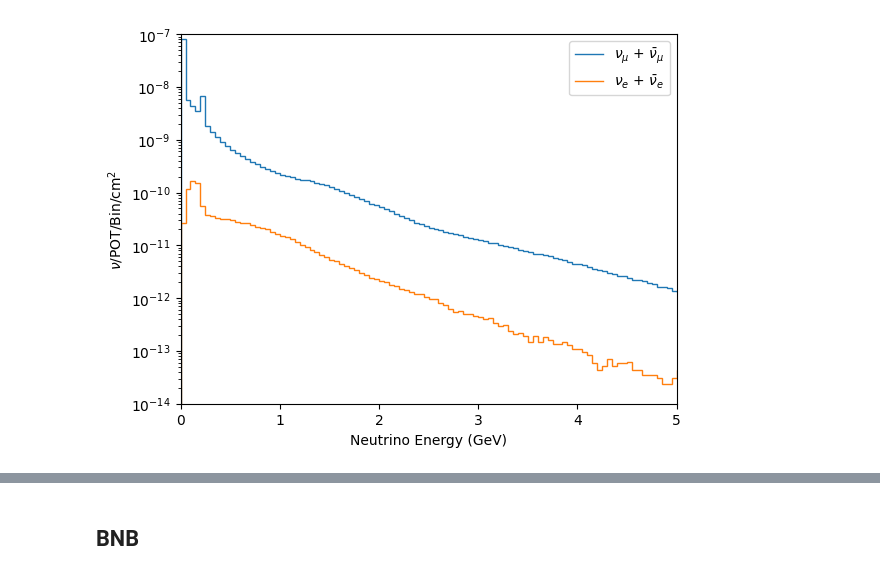
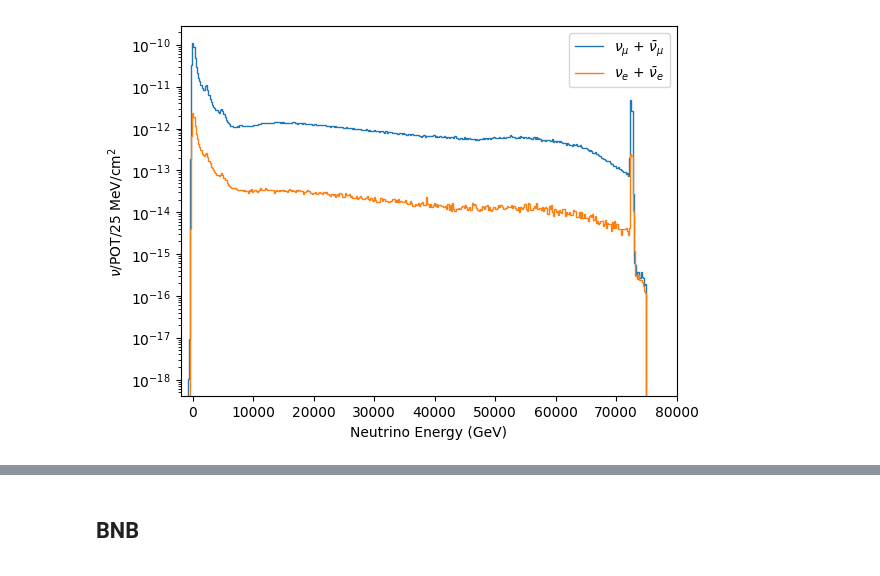
Before and after one commit to JoeBateman/uboone_epem_trident, a Jupyter notebook: cross_sections/rates_and_pot.ipynb, the cells around one changed output, grey strips where cells are left out. Saved outputs shown, nothing was run; the diff lists cells and outputs as text; code cells hidden in the pictures.

Commit message:
Tools for comparing and validating flux files

```diff
--- a/cross_sections/rates_and_pot.ipynb
+++ b/cross_sections/rates_and_pot.ipynb
@@ -13,54 +44,13 @@ import uproot
 # %%
-
-# From /pnfs/uboone/persistent/uboonebeam/bnb_gsimple/bnb_gsimple_fluxes_01.09.2019_463_hist/readme.txt:
-#
-#       To normalize to nu/POT/bin/cm2 apply the scale factor:
-#       scale_factor=1/(4997.*5e8)/(256.35*233.);
-
-beam = 'NuMI'
-
-barn = 1e-28 # m2
-fbarn = 1e-15*barn # m2
-fbarn = fbarn * 1e4 # cm2
-
+beam = 'NuMI_FHC'
 nu_flavour = 'numu' # PDG code for nu_mu
 
-#
+flux_sf = 1#1/0.025 # per bin -> per 25 MeV
 
-# if beam == 'BNB':
-#     flux_file = uproot.open('/exp/uboone/app/users/jbateman/workdir/DarkNews/Trident/data/flux/bnb/MCC9_FluxHist_volTPCActive_w2D_hists.root')
+plot_z = True
 
-# elif beam == 'NuMI':
-#     flux_file = uproot.open('/exp/uboone/app/users/jbateman/workdir/DarkNews/Trident/data/flux/numi/MCC9_FluxHist_volTPCActive_w2D_hists.root')
-# else:
-#     raise ValueError('Invalid beam specified')
-bnb_flux_dict = {}
-numi_flux_dict = {}
-
-for beam in ['BNB', 'NuMI']:
-    if beam == 'BNB':
-        flux_file = uproot.open('/exp/uboone/app/users/jbateman/workdir/DarkNews/Trident/data/flux/bnb/MCC9_FluxHist_volTPCActive_w2D_hists.root')
-
-    elif beam == 'NuMI':
-        flux_file = uproot.open('/exp/uboone/app/users/jbateman/workdir/DarkNews/Trident/data/flux/numi/MCC9_FluxHist_volTPCActive_w2D_hists.root')
-    else:
-        print('Invalid beam specified')
-        continue
-
-    flux_dict = {}
-    for flavour in ['nue', 'numu', 'nuebar', 'numubar']:
-        hist = flux_file[f'hE{flavour}_cv']
-        values = hist.values() # units: nu/POT/bin/cm2
-
-        flux_dict[flavour] = values
-        edges = hist.axis().edges()
-    flux_dict['bins'] = edges
-
-    if beam == 'BNB':
-        bnb_flux_dict = flux_dict
-    elif beam == 'NuMI':
-        numi_flux_dict = flux_dict
-
+x_threshold = -2000.0 # GeV
+x_max = 80000 # GeV
 
 name_dict = {
     'nue': r'$\nu_e$',
@@ -69,26 +59,37 @@ name_dict = {
     'numubar': r'$\bar{\nu}_\mu$'
 }
 
-if beam == 'BNB':
-    flux_dict = bnb_flux_dict
-elif beam == 'NuMI':
-    flux_dict = numi_flux_dict
+flux_dict = load_flux_file(beam=beam, get_z=plot_z, bin_norm=flux_sf)
 
+counts = []
 for flavour in ['nue', 'numu', 'nuebar', 'numubar']:
     values = flux_dict[flavour]  # units: nu/POT/bin/cm2
     edges = flux_dict['bins']
-    plt.stairs(values, edges, label=name_dict[flavour])
+    centers = 0.5 * (edges[:-1] + edges[1:])
+    values = values[(centers > x_threshold) & (centers < x_max)]  # only consider energies above threshold and below max
+    counts.append(np.sum(values))
 
+tot = np.sum(counts)
+
+for i, flavour in enumerate(['nue', 'numu', 'nuebar', 'numubar']):
+    values = flux_dict[flavour]  # units: nu/POT/bin/cm2
+    edges = flux_dict['bins']
+    centers = 0.5 * (edges[:-1] + edges[1:])
+    values = values[(centers > x_threshold) & (centers < x_max)]  # only consider energies above threshold and below max
+    diff = np.diff(edges).mean()  # bin width
+    edges = edges[(edges >= x_threshold) & (edges <= x_max+diff)]  # include the last edge for stairs plot
+    plt.stairs(values, edges, label=f'{name_dict[flavour]} ({np.sum(values)/tot:.2%})')
 
 plt.legend()
 plt.yscale('log')
-plt.ylim(1e-14, 1e-7)
+plt.xlim(x_threshold, x_max)
+# plt.ylim(1e-15, 4.1e-10)
 plt.xlabel('Neutrino Energy (GeV)')
-plt.ylabel(r'$\nu$/POT/Bin/cm$^{2}$')
+plt.ylabel(r'$\nu$/POT/25 MeV/cm$^{2}$')
 plt.title(f'{beam} Neutrino Flux at MicroBooNE')
 plt.show()
 
-flux_dict['bins'] = edges
+edges = flux_dict['bins']
 plt.stairs(flux_dict['numu'] + flux_dict['numubar'], edges, label=name_dict['numu'] + ' + ' + name_dict['numubar'])
 plt.stairs(flux_dict['nue'] + flux_dict['nuebar'], edges, label=name_dict['nue'] + ' + ' + name_dict['nuebar'])
 
@@ -96,8 +97,9 @@ plt.stairs(flux_dict['nue'] + flux_dict['nuebar'], edges, label=name_dict['nue']
 plt.legend()
 plt.yscale('log')
 plt.xlabel('Neutrino Energy (GeV)')
-plt.ylabel(r'$\nu$/POT/Bin/cm$^{2}$')
-plt.ylim(1e-14, 1e-7)
-plt.xlim(0, 5)
+plt.ylabel(r'$\nu$/POT/25 MeV/cm$^{2}$')
+plt.xlim(x_threshold, x_max)
+# plt.ylim(1e-14, 1e-7)
+# plt.xlim(0, 5)
 plt.show()
 # %% [output]
@@ -105 +107 @@ plt.show()
-[figure, old version]
+[figure, new version]
```
Also changed, not shown: parts of 17 cells of this notebook.
